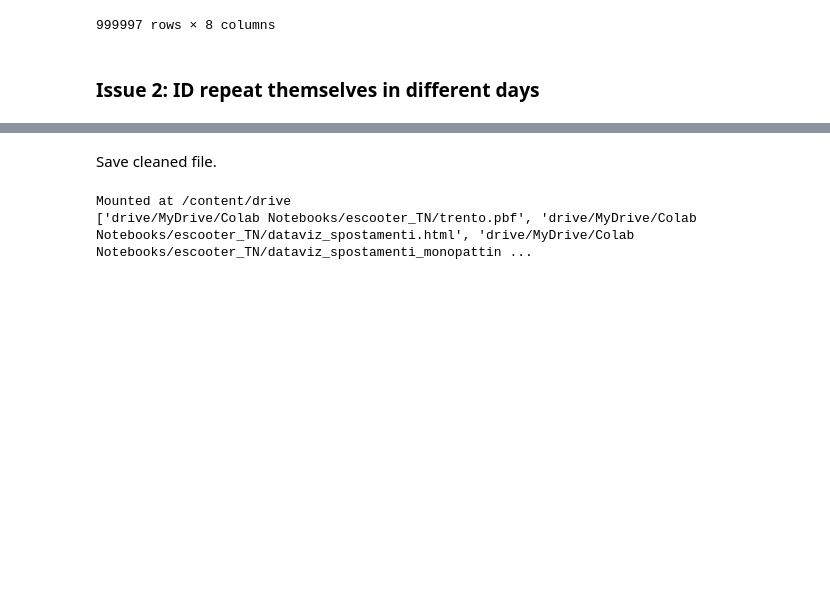
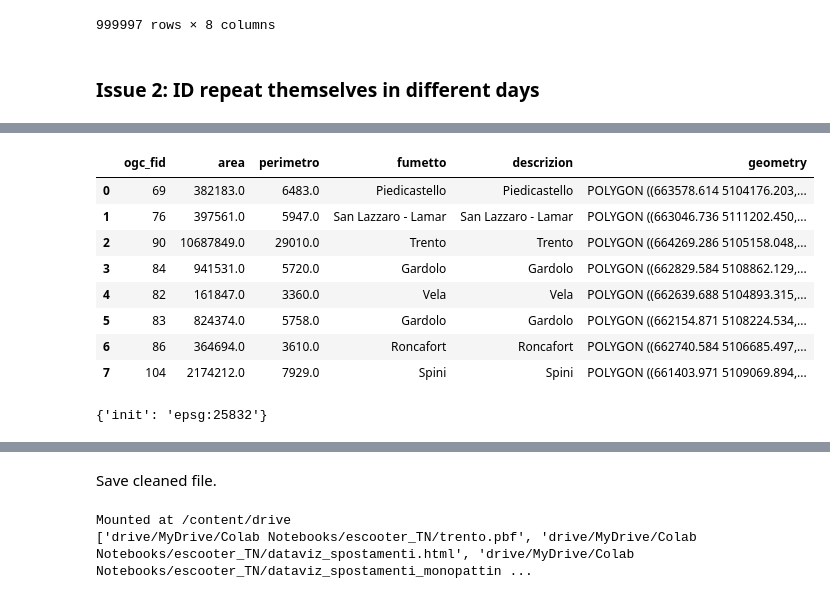
Before and after one commit to dclfbk/escooter_trento, a Jupyter notebook: code/0_clean_data.ipynb, the cells around one changed output, grey strips where cells are left out. Saved outputs shown, nothing was run; the diff lists cells and outputs as text; code cells hidden in the pictures; blank space fills up the shorter version.

```diff
--- a/code/0_clean_data.ipynb
+++ b/code/0_clean_data.ipynb
@@ -121,0 +179,20 @@ data.head(2)
+# %%
+area
+# %% [output]
+|  | ogc_fid | area | perimetro | fumetto | descrizion | geometry |
+| 0 | 69 | 382183.0 | 6483.0 | Piedicastello | Piedicastello | POLYGON ((663578.614 5104176.203,... |
+| 1 | 76 | 397561.0 | 5947.0 | San Lazzaro - Lamar | San Lazzaro - Lamar | POLYGON ((663046.736 5111202.450,... |
+| 2 | 90 | 10687849.0 | 29010.0 | Trento | Trento | POLYGON ((664269.286 5105158.048,... |
+| 3 | 84 | 941531.0 | 5720.0 | Gardolo | Gardolo | POLYGON ((662829.584 5108862.129,... |
+| 4 | 82 | 161847.0 | 3360.0 | Vela | Vela | POLYGON ((662639.688 5104893.315,... |
+| 5 | 83 | 824374.0 | 5758.0 | Gardolo | Gardolo | POLYGON ((662154.871 5108224.534,... |
+| 6 | 86 | 364694.0 | 3610.0 | Roncafort | Roncafort | POLYGON ((662740.584 5106685.497,... |
+| 7 | 104 | 2174212.0 | 7929.0 | Spini | Spini | POLYGON ((661403.971 5109069.894,... |
+# %%
+# !pip install fiona
+import fiona
+file = fiona.open("ambito_esercizio_monopattini.shp")
+spatialRef = file.crs
+spatialRef # get reference system
+# %% [output]
+{'init': 'epsg:25832'}
```
Also changed, not shown: parts of 25 cells of this notebook, 2 other files.
